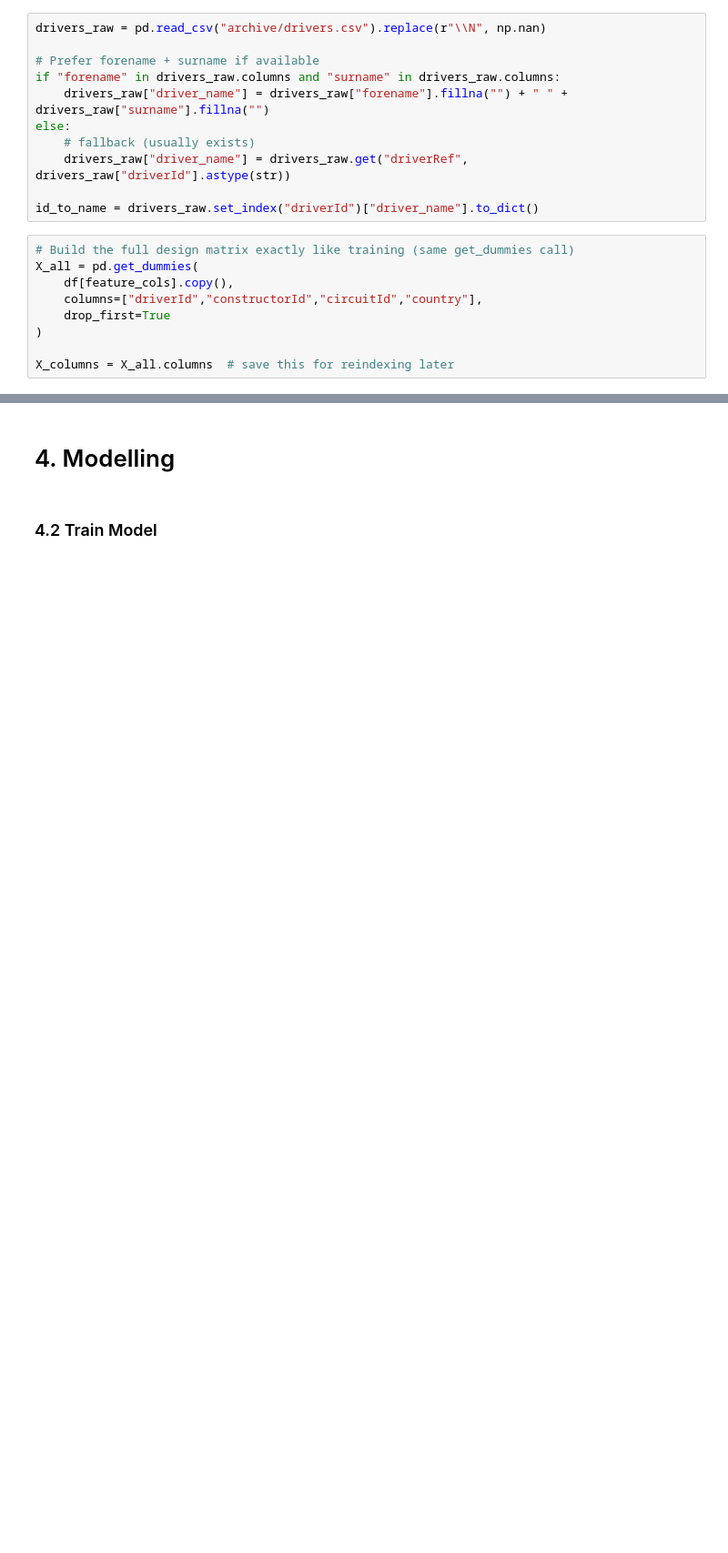
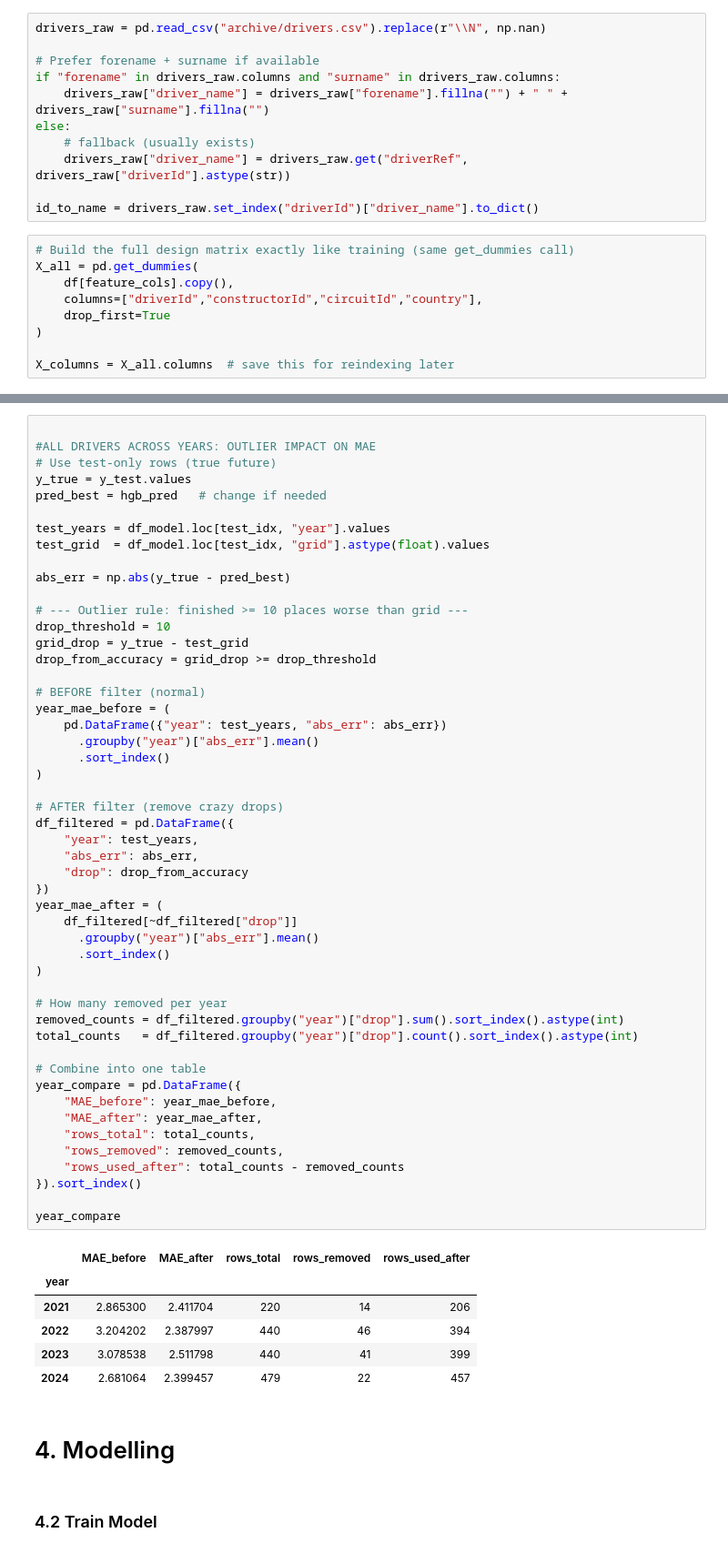
Before and after one commit to justinhozx/MLDP-F1, a Jupyter notebook: MLDP_F1.ipynb, the cells around one changed output, grey strips where cells are left out. Shown at 91% size. Drawn from its saved outputs; the diff is of its cells as text; blank space fills up the shorter version.

```diff
--- a/MLDP Program Codes Submission Template.ipynb
+++ b/MLDP_F1.ipynb
@@ -635,3 +815,60 @@ Season MAE for this driver: 2.6666666666666665
+# %%
+
+#ALL DRIVERS ACROSS YEARS: OUTLIER IMPACT ON MAE
+# Use test-only rows (true future)
+y_true = y_test.values
+pred_best = hgb_pred   # change if needed
+
+test_years = df_model.loc[test_idx, "year"].values
+test_grid  = df_model.loc[test_idx, "grid"].astype(float).values
+
+abs_err = np.abs(y_true - pred_best)
+
+# --- Outlier rule: finished >= 10 places worse than grid ---
+drop_threshold = 10
+grid_drop = y_true - test_grid
+drop_from_accuracy = grid_drop >= drop_threshold
+
+# BEFORE filter (normal)
+year_mae_before = (
+    pd.DataFrame({"year": test_years, "abs_err": abs_err})
+      .groupby("year")["abs_err"].mean()
+      .sort_index()
+)
+
+# AFTER filter (remove crazy drops)
+df_filtered = pd.DataFrame({
+    "year": test_years,
+    "abs_err": abs_err,
+    "drop": drop_from_accuracy
+})
+year_mae_after = (
+    df_filtered[~df_filtered["drop"]]
+      .groupby("year")["abs_err"].mean()
+      .sort_index()
+)
+
+# How many removed per year
+removed_counts = df_filtered.groupby("year")["drop"].sum().sort_index().astype(int)
+total_counts   = df_filtered.groupby("year")["drop"].count().sort_index().astype(int)
+
+# Combine into one table
+year_compare = pd.DataFrame({
+    "MAE_before": year_mae_before,
+    "MAE_after": year_mae_after,
+    "rows_total": total_counts,
+    "rows_removed": removed_counts,
+    "rows_used_after": total_counts - removed_counts
+}).sort_index()
+
+year_compare
+# %% [output]
+|  | MAE_before | MAE_after | rows_total | rows_removed | rows_used_after |
+| year |  |  |  |  |  |
+| 2021 | 2.865300 | 2.411704 | 220 | 14 | 206 |
+| 2022 | 3.204202 | 2.387997 | 440 | 46 | 394 |
+| 2023 | 3.078538 | 2.511798 | 440 | 41 | 399 |
+| 2024 | 2.681064 | 2.399457 | 479 | 22 | 457 |
 # %% [markdown]
 # 4. Modelling
 # %% [markdown]
```
Also changed, not shown: parts of 4 cells of this notebook.
